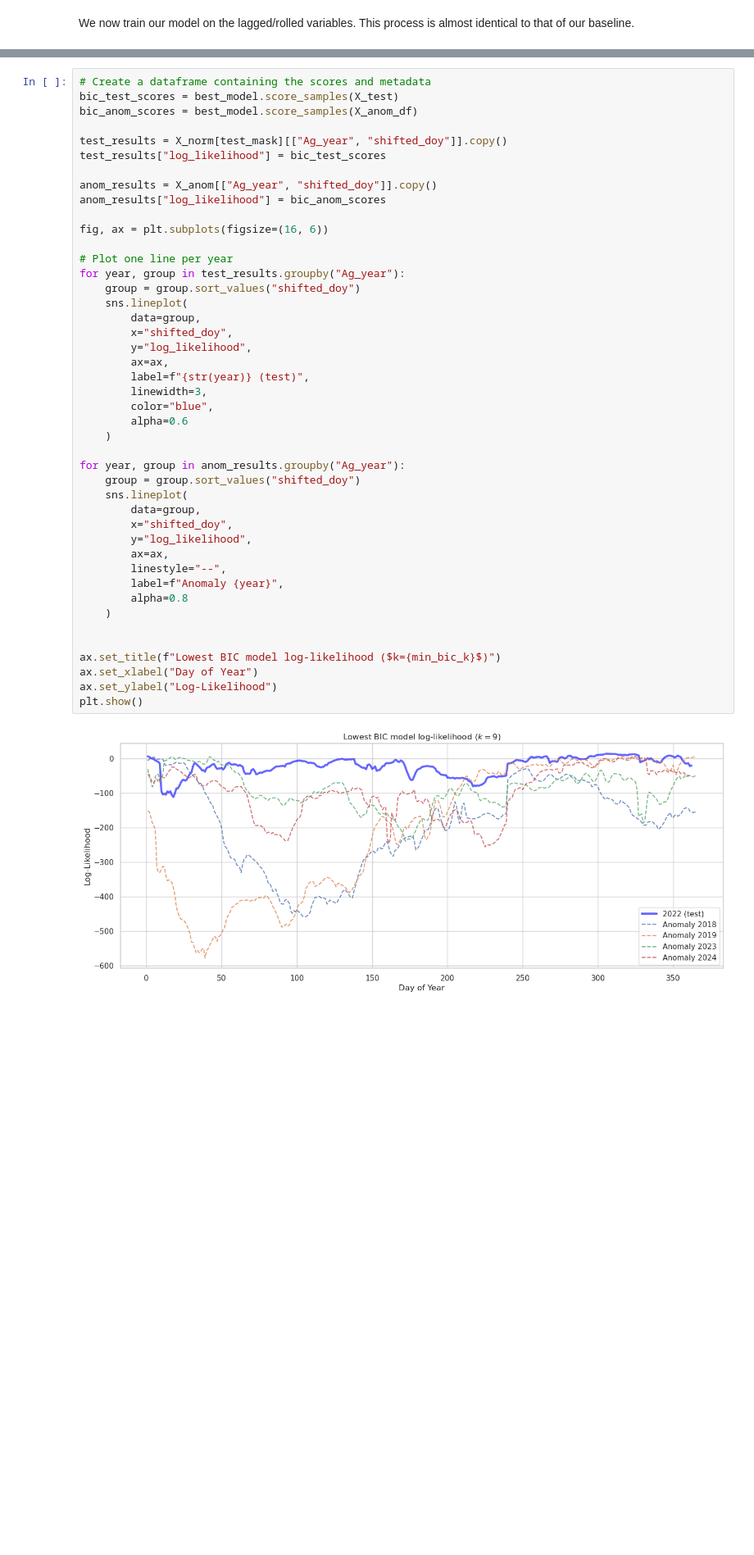
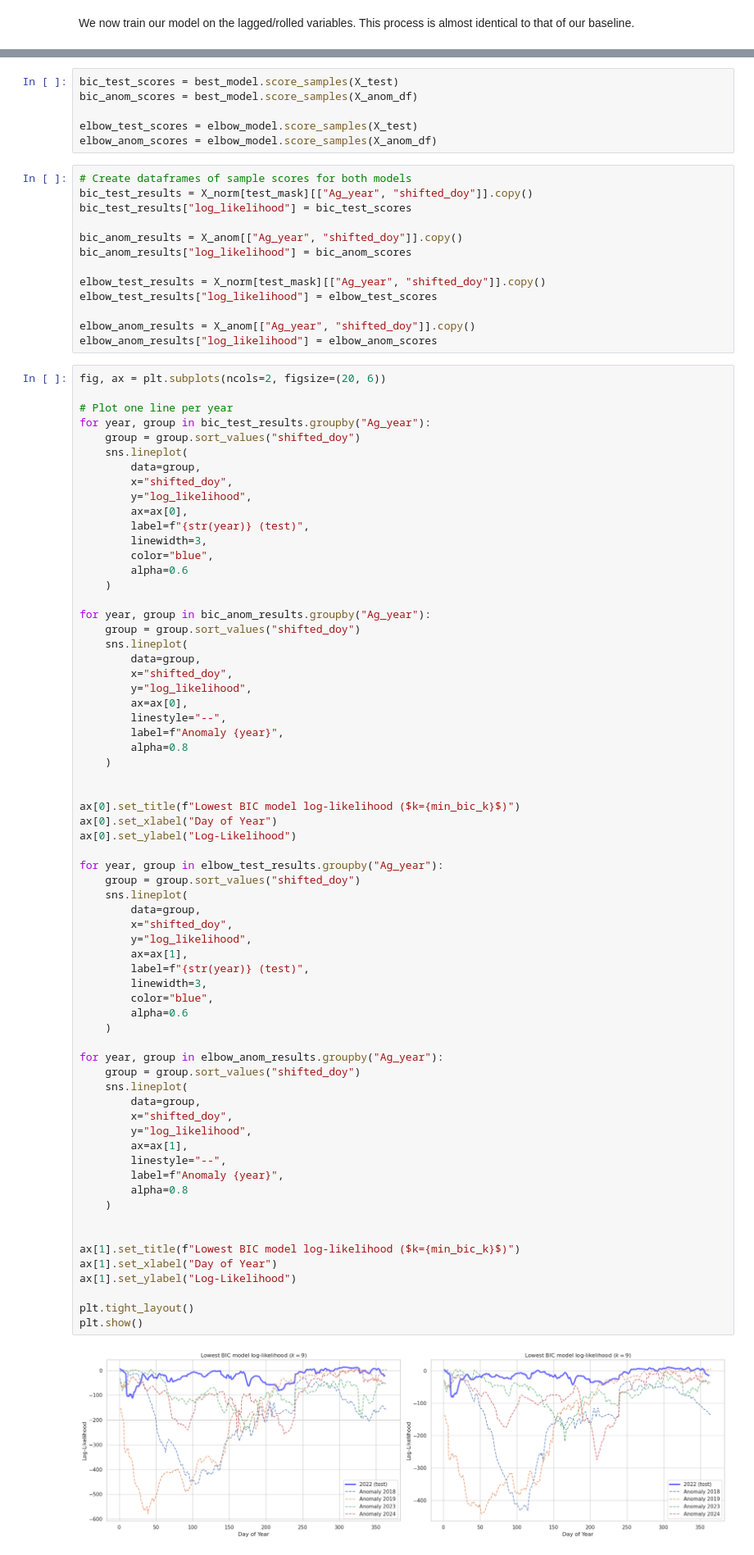
Before and after one commit to asembreek/fieldlens, a Jupyter notebook: notebooks/4. Gaussian Mixture Model.ipynb, the cells around one changed output, grey strips where cells are left out. Shown at 82% size. Cells and saved outputs as stored; diff of their text form; blank space fills up the shorter version.

```diff
--- a/notebooks/4. Gaussian Mixture Model.ipynb
+++ b/notebooks/4. Gaussian Mixture Model.ipynb
@@ -690,46 +648,87 @@ Anomaly data log-likelihood        -147.10
+# %%
+bic_test_scores = best_model.score_samples(X_test)
+bic_anom_scores = best_model.score_samples(X_anom_df)
+
+elbow_test_scores = elbow_model.score_samples(X_test)
+elbow_anom_scores = elbow_model.score_samples(X_anom_df)
+# %%
+# Create dataframes of sample scores for both models
+bic_test_results = X_norm[test_mask][["Ag_year", "shifted_doy"]].copy()
+bic_test_results["log_likelihood"] = bic_test_scores
+
+bic_anom_results = X_anom[["Ag_year", "shifted_doy"]].copy()
+bic_anom_results["log_likelihood"] = bic_anom_scores
+
+elbow_test_results = X_norm[test_mask][["Ag_year", "shifted_doy"]].copy()
+elbow_test_results["log_likelihood"] = elbow_test_scores
+
+elbow_anom_results = X_anom[["Ag_year", "shifted_doy"]].copy()
+elbow_anom_results["log_likelihood"] = elbow_anom_scores
 # %%
-# Create a dataframe containing the scores and metadata
-bic_test_scores = best_model.score_samples(X_test)
-bic_anom_scores = best_model.score_samples(X_anom_df)
-
-test_results = X_norm[test_mask][["Ag_year", "shifted_doy"]].copy()
-test_results["log_likelihood"] = bic_test_scores
-
-anom_results = X_anom[["Ag_year", "shifted_doy"]].copy()
-anom_results["log_likelihood"] = bic_anom_scores
-
-fig, ax = plt.subplots(figsize=(16, 6))
+fig, ax = plt.subplots(ncols=2, figsize=(20, 6))
 
 # Plot one line per year
-for year, group in test_results.groupby("Ag_year"):
+for year, group in bic_test_results.groupby("Ag_year"):
     group = group.sort_values("shifted_doy")
     sns.lineplot(
         data=group,
         x="shifted_doy",
         y="log_likelihood",
-        ax=ax,
+        ax=ax[0],
         label=f"{str(year)} (test)",
         linewidth=3,
         color="blue",
         alpha=0.6
     )
 
-for year, group in anom_results.groupby("Ag_year"):
+for year, group in bic_anom_results.groupby("Ag_year"):
     group = group.sort_values("shifted_doy")
     sns.lineplot(
         data=group,
         x="shifted_doy",
         y="log_likelihood",
-        ax=ax,
+        ax=ax[0],
         linestyle="--",
         label=f"Anomaly {year}",
         alpha=0.8
     )
 
 
-ax.set_title(f"Lowest BIC model log-likelihood ($k={min_bic_k}$)")
-ax.set_xlabel("Day of Year")
-ax.set_ylabel("Log-Likelihood")
+ax[0].set_title(f"Lowest BIC model log-likelihood ($k={min_bic_k}$)")
+ax[0].set_xlabel("Day of Year")
+ax[0].set_ylabel("Log-Likelihood")
+
+for year, group in elbow_test_results.groupby("Ag_year"):
+    group = group.sort_values("shifted_doy")
+    sns.lineplot(
+        data=group,
+        x="shifted_doy",
+        y="log_likelihood",
+        ax=ax[1],
+        label=f"{str(year)} (test)",
+        linewidth=3,
+        color="blue",
+        alpha=0.6
+    )
+
+for year, group in elbow_anom_results.groupby("Ag_year"):
+    group = group.sort_values("shifted_doy")
+    sns.lineplot(
+        data=group,
+        x="shifted_doy",
+        y="log_likelihood",
+        ax=ax[1],
+        linestyle="--",
+        label=f"Anomaly {year}",
+        alpha=0.8
+    )
+
+
+ax[1].set_title(f"Lowest BIC model log-likelihood ($k={min_bic_k}$)")
+ax[1].set_xlabel("Day of Year")
+ax[1].set_ylabel("Log-Likelihood")
+
+plt.tight_layout()
 plt.show()
 # %% [output]
-[figure, old version]
+[figure, new version]
```
Also changed, not shown: parts of 9 cells of this notebook, 2 other files.
